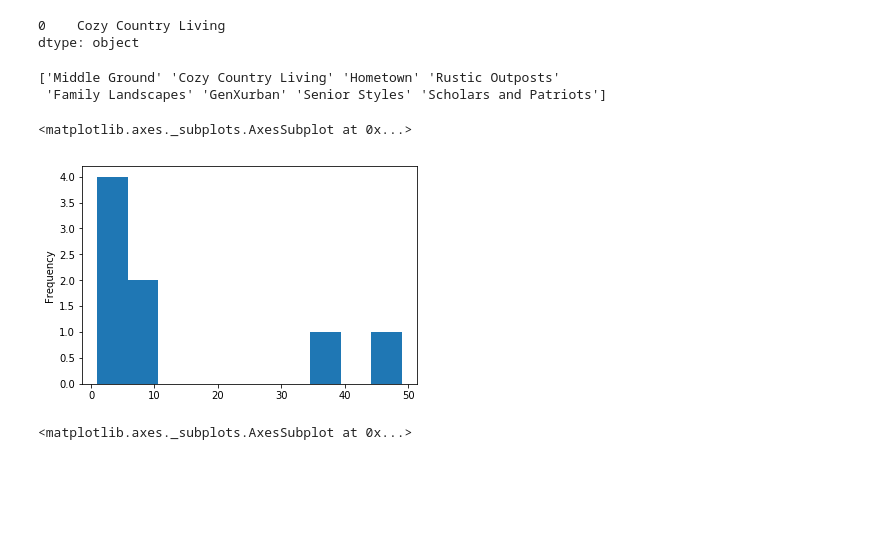
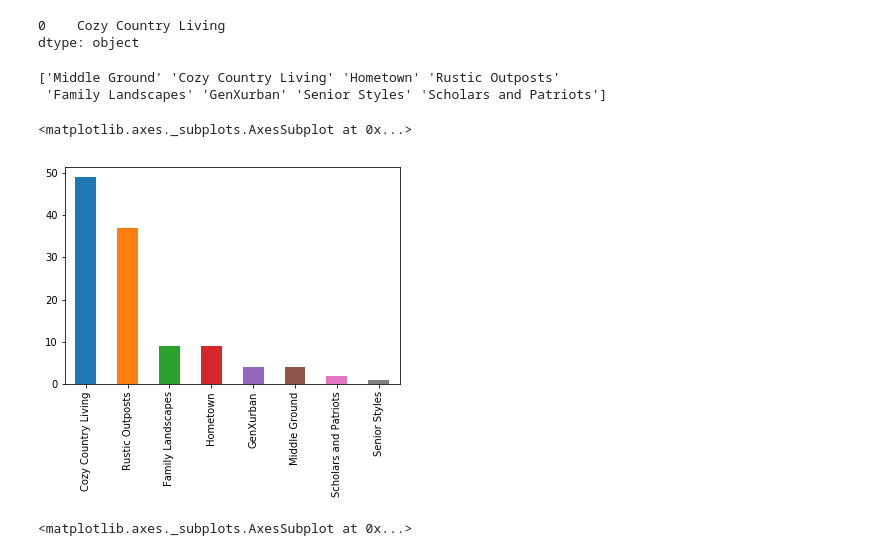
Before and after one commit to tiger-bug/Advanced_Class, a Jupyter notebook: jupyter_stuff/Project_3/Project_3.ipynb, the cells around one changed output. Cells and saved outputs as stored; diff of their text form; code cells hidden in the pictures; blank space fills up the shorter version.

```diff
--- a/jupyter_stuff/Project_3/Project_3.ipynb
+++ b/jupyter_stuff/Project_3/Project_3.ipynb
@@ -97,28 +98,28 @@ dtype: object
 # %%
 
 
 # path = os.getcwd()
 
 
 
 
 TLIFENAME=df.TLIFENAME.unique()
 
 print(TLIFENAME)
 
 tlife_dic = {}
 
 
 x = df.loc[df['TLIFENAME'] == 'Middle Ground']
 
 tl_name = df.TLIFENAME.value_counts()
 
-tl_name.plot.hist()
+tl_name.plot.bar()
 # %% [output]
 ['Middle Ground' 'Cozy Country Living' 'Hometown' 'Rustic Outposts'
  'Family Landscapes' 'GenXurban' 'Senior Styles' 'Scholars and Patriots']
 <matplotlib.axes._subplots.AxesSubplot at 0x...>
-[figure, old version]
+[figure, new version]
 # %%
 tl_name.plot.pie(figsize=(6, 6))
 # %% [output]
```
Also changed, not shown: parts of 3 cells of this notebook, 5 other files.
